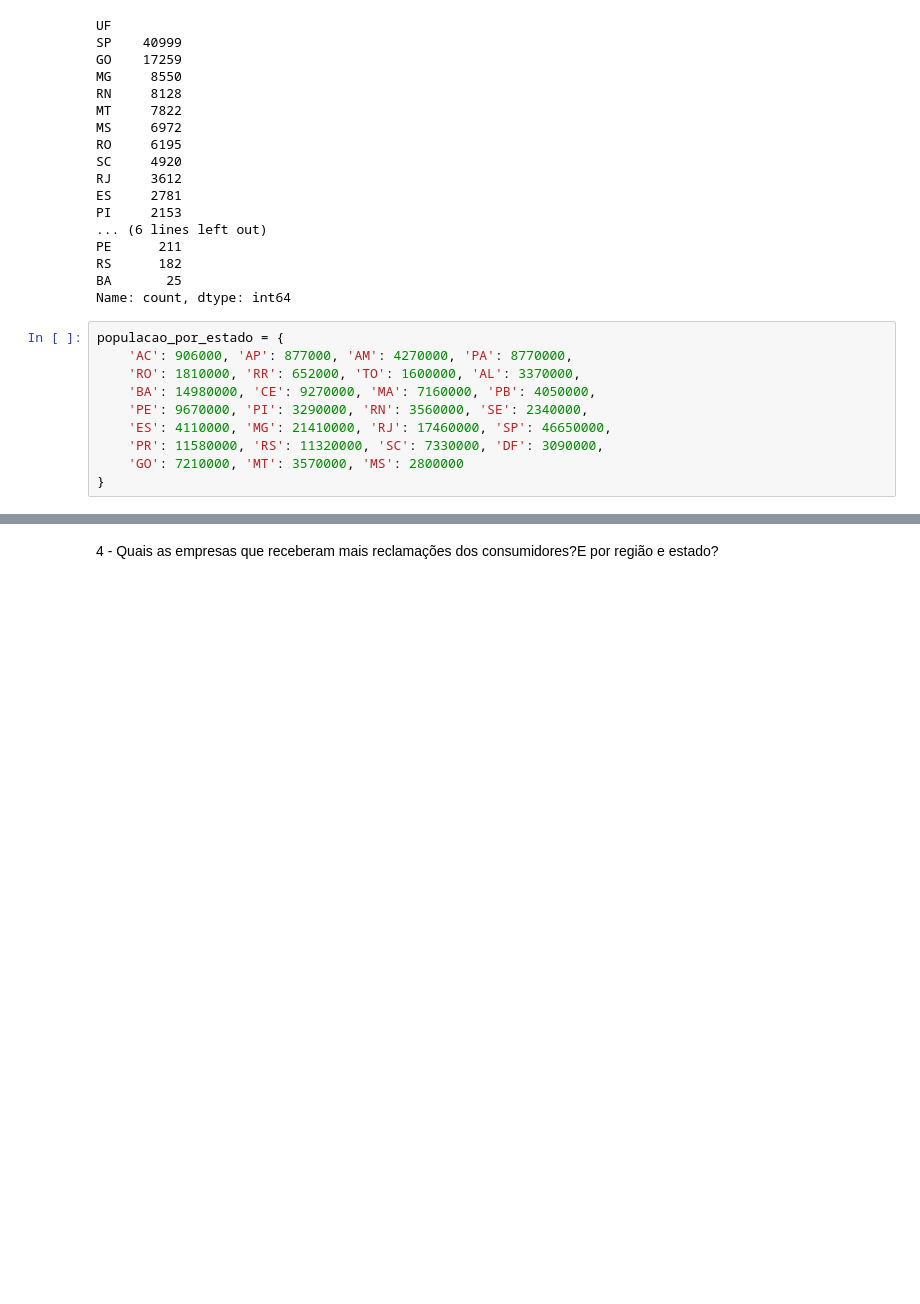
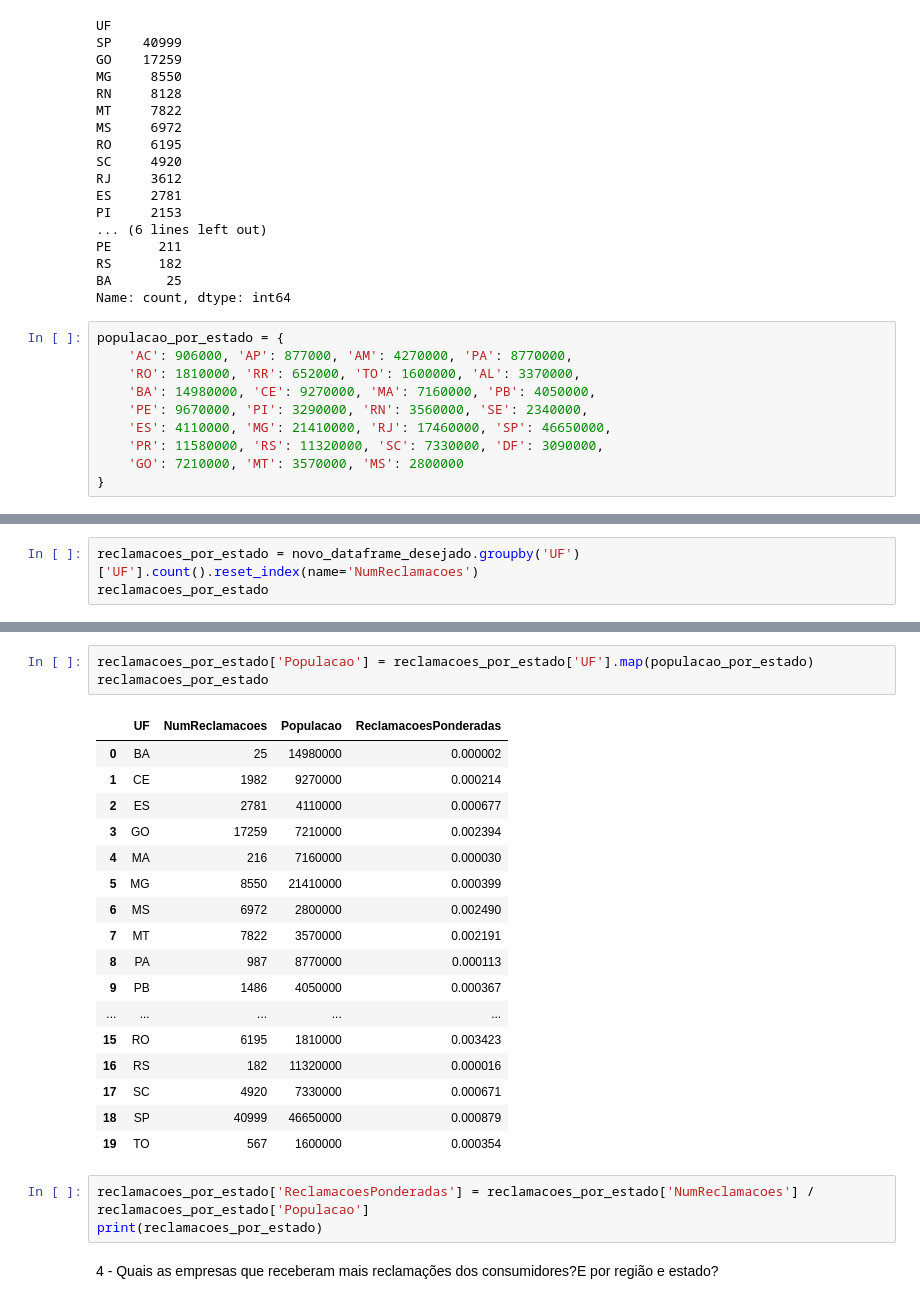
Before and after one commit to dsreliete/Womakerscode-DA-desafio_squad, a Jupyter notebook: Copy_of_Desafio_Final_Reclamações_do_Consumidor.ipynb, the cells around one changed output, grey strips where cells are left out. Cells and saved outputs as stored; diff of their text form; blank space fills up the shorter version.

```diff
--- a/Copy_of_Desafio_Final_Reclamações_do_Consumidor.ipynb
+++ b/Copy_of_Desafio_Final_Reclamações_do_Consumidor.ipynb
@@ -401,3 +401,6 @@ novo_dataframe_desejado.head()
 | 2 | 2017 | 2017-12-12 12:40:07.000 | 2017-08-04 10:55:48.000 | Sudeste | SP | ELETROPAULO METROPOLITANA ELETRIC... | N | ... |
 | 3 | 2017 | 2017-10-26 14:07:56.000 | 2017-07-19 14:48:25.000 | Sudeste | SP | GNN GARAGENS LTDA - EPP | N | ... |
 | 4 | 2017 | 2017-12-04 09:51:45.000 | 2017-07-21 11:00:06.000 | Sudeste | SP | CLARO S/A | S | ... |
+# %%
+reclamacoes_por_estado = novo_dataframe_desejado.groupby('UF')['UF'].count().reset_index(name='NumReclamacoes')
+reclamacoes_por_estado
@@ -404,3 +425,27 @@ novo_dataframe_desejado.head()
+# %%
+reclamacoes_por_estado['Populacao'] = reclamacoes_por_estado['UF'].map(populacao_por_estado)
+reclamacoes_por_estado
+# %% [output]
+|  | UF | NumReclamacoes | Populacao | ReclamacoesPonderadas |
+| 0 | BA | 25 | 14980000 | 0.000002 |
+| 1 | CE | 1982 | 9270000 | 0.000214 |
+| 2 | ES | 2781 | 4110000 | 0.000677 |
+| 3 | GO | 17259 | 7210000 | 0.002394 |
+| 4 | MA | 216 | 7160000 | 0.000030 |
+| 5 | MG | 8550 | 21410000 | 0.000399 |
+| 6 | MS | 6972 | 2800000 | 0.002490 |
+| 7 | MT | 7822 | 3570000 | 0.002191 |
+| 8 | PA | 987 | 8770000 | 0.000113 |
+| 9 | PB | 1486 | 4050000 | 0.000367 |
+| ... | ... | ... | ... | ... |
+| 15 | RO | 6195 | 1810000 | 0.003423 |
+| 16 | RS | 182 | 11320000 | 0.000016 |
+| 17 | SC | 4920 | 7330000 | 0.000671 |
+| 18 | SP | 40999 | 46650000 | 0.000879 |
+| 19 | TO | 567 | 1600000 | 0.000354 |
+# %%
+reclamacoes_por_estado['ReclamacoesPonderadas'] = reclamacoes_por_estado['NumReclamacoes'] / reclamacoes_por_estado['Populacao']
+print(reclamacoes_por_estado)
 # %% [markdown]
 4 - Quais as empresas que receberam mais reclamações dos consumidores?E por região e estado?
 # %% [markdown]
```
Also changed, not shown: parts of 1 cell of this notebook.
